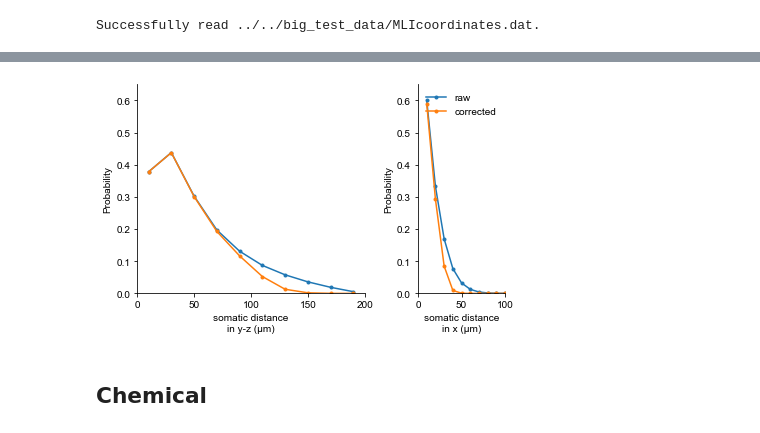
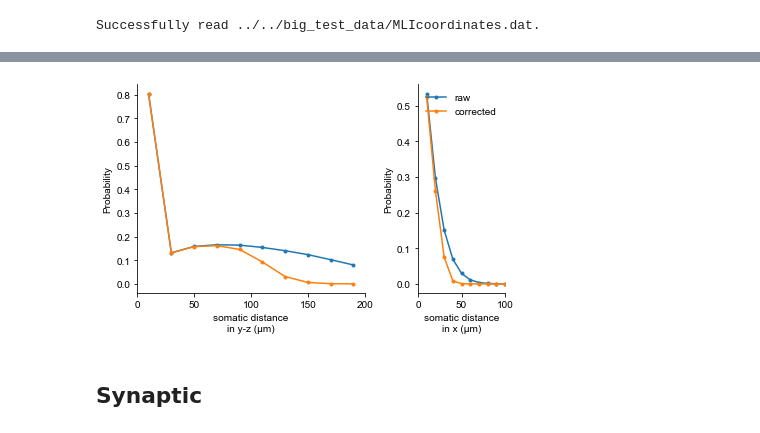
Before and after one commit to CNS-OIST/pycabnn, a Jupyter notebook: notebooks/MLI_3D_con.ipynb, the cells around one changed output, grey strips where cells are left out. Saved outputs shown, nothing was run; the diff lists cells and outputs as text; code cells hidden in the pictures.

```diff
--- a/notebooks/MLI_3D_con.ipynb
+++ b/notebooks/MLI_3D_con.ipynb
@@ -54,0 +44,27 @@ pps = [pp for pp in d if mlipop.dends.idx[pp[0]]!=mlipop.dends.idx[pp[1]]]
+# %%
+from scipy.spatial import KDTree
+from scipy.spatial.distance import pdist
+
+cdist_gap = 8
+
+fext = 2.5
+dend_coo_rescaled = np.zeros(mlipop.dends.coo.shape)
+dend_coo_rescaled[:,0] = fext*mlipop.dends.coo[:,0]
+dend_coo_rescaled[:,1:] = mlipop.dends.coo[:,1:]
+
+tree = KDTree(dend_coo_rescaled)
+for _ in trange(1):
+    d = tree.query_pairs(cdist_gap)
+
+# prune self-connections
+gap_cons = []
+for pp in tqdm(d):
+    src, tgt = pp
+
+    src_cell = mlipop.dends.idx[src]
+    tgt_cell = mlipop.dends.idx[tgt]
+
+    if src_cell != tgt_cell:
+        gap_cons.append({'source': src_cell, 'target': tgt_cell})
+
+gap_cons = pd.DataFrame(gap_cons)
@@ -84,4 +172,6 @@ from scipy.spatial.distance import pdist
 # %%
-cell_pair = np.array([(mlipop.dends.idx[pp[0]], mlipop.dends.idx[pp[1]]) for pp in pps])
+cell_pair = np.array([(mlipop.dends.idx[pp[0]],
+                       mlipop.dends.idx[pp[1]])
+                      for pp in d])
 cell_pair
 # %% [output]
@@ -95,8 +185,8 @@ array([[ 9423, 14013],
 # %%
 z1 = mlipop.som[cell_pair[:,0],:]
 z2 = mlipop.som[cell_pair[:,1],:]
-z1[:,1] = 0
-z2[:,1] = 0
+z1[:,0] = 0
+z2[:,0] = 0
 
 dist = np.linalg.norm(z1 - z2, axis=1)
 
@@ -113,36 +203,36 @@ ax.plot(xc, n, '.-', label='raw')
 ax.plot(xc, n*1/(1+np.exp((x[:-1]-105)/12)), '.-', label='corrected')
 # ax.plot(x0[:-1], n0)
 ax.set(
-    xlim=[0, 200], ylim=[0, 0.65],
+    xlim=[0, 200],
     xlabel='somatic distance\nin y-z (μm)',
     ylabel='Probability'
 )
 # ax.legend()
 
 z1 = mlipop.som[cell_pair[:,0],:]
 z2 = mlipop.som[cell_pair[:,1],:]
 z1[:,1:] = 0
 z2[:,1:] = 0
 
 dist = np.linalg.norm(z1 - z2, axis=1)
 
 n, x = np.histogram(dist,np.arange(5, 111, 10))
 n = n/1e7
 
 ax = fig.add_subplot(gs[0, 2])
 xc = (x[:-1]+x[1:])/2
 ax.plot(xc, n, '.-', label='raw')
 ax.plot(xc, n*1/(1+np.exp((x[:-1]-25)/5)), '.-', label='corrected')
 ax.set(
-    xlim=[0, 100], ylim=[0, 0.65],
+    xlim=[0, 100],
     xlabel='somatic distance\nin x (μm)',
     ylabel='Probability'
 )
 ax.legend()
 
 plt.tight_layout()
-plt.savefig('ngap_vs_dist.png', dpi=600)
+# plt.savefig('ngap_vs_dist.png', dpi=60)
 # %% [output]
-[figure, old version]
+[figure, new version]
 # %% [markdown]
-## Chemical
+## Synaptic
```
Also changed, not shown: parts of 34 cells of this notebook, 3 other files.
